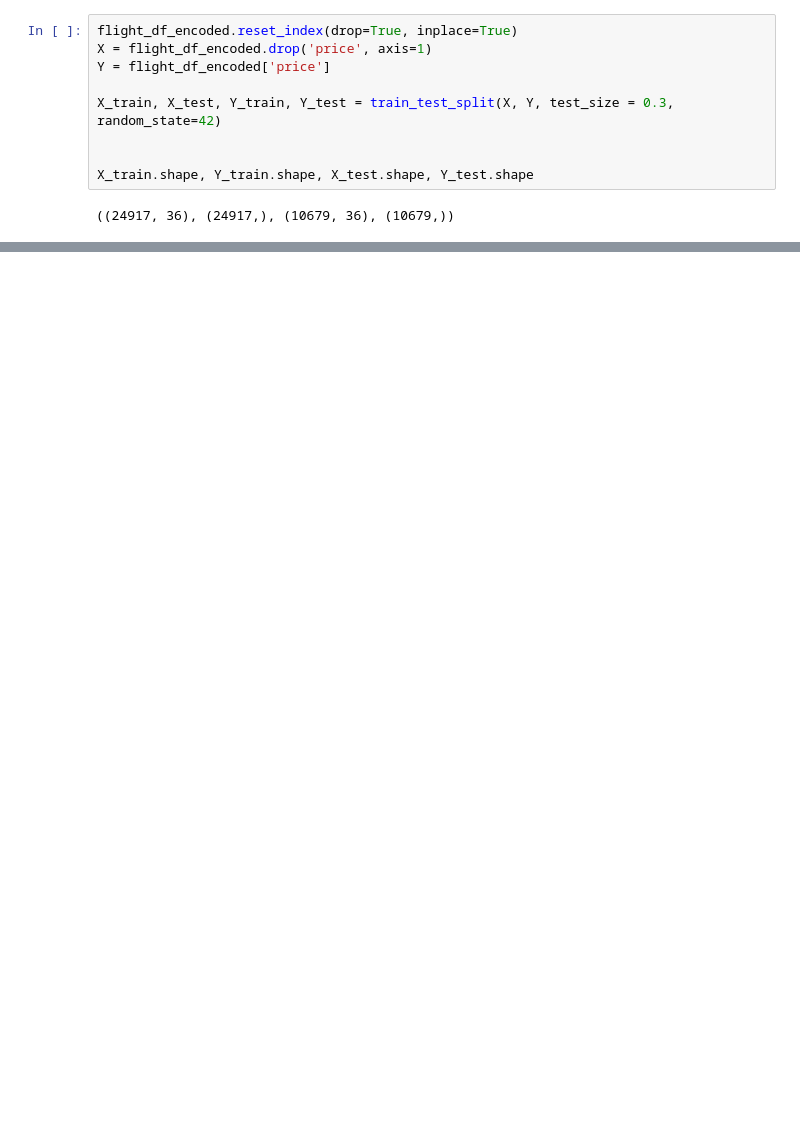
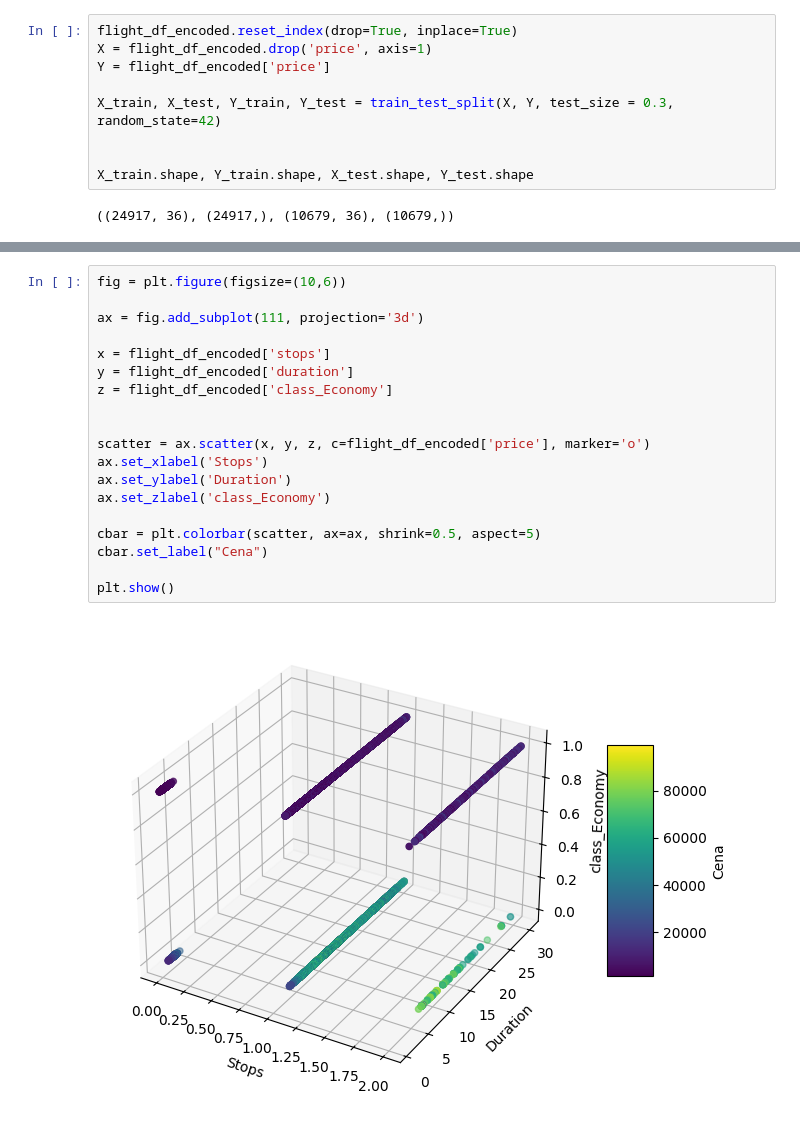
Before and after one commit to OndrejKocak/suns, a Jupyter notebook: zadanie2/zadanie2.ipynb, the cells around one changed output, grey strips where cells are left out. Saved outputs shown, nothing was run; the diff lists cells and outputs as text; blank space fills up the shorter version.

```diff
--- a/zadanie2/zadanie2.ipynb
+++ b/zadanie2/zadanie2.ipynb
@@ -176,0 +393,21 @@ RMSE test data:  58.723973270904594
+# %%
+fig = plt.figure(figsize=(10,6))
+
+ax = fig.add_subplot(111, projection='3d')
+
+x = flight_df_encoded['stops']
+y = flight_df_encoded['duration']
+z = flight_df_encoded['class_Economy']
+
+
+scatter = ax.scatter(x, y, z, c=flight_df_encoded['price'], marker='o')
+ax.set_xlabel('Stops')
+ax.set_ylabel('Duration')
+ax.set_zlabel('class_Economy')
+
+cbar = plt.colorbar(scatter, ax=ax, shrink=0.5, aspect=5)
+cbar.set_label("Cena")
+
+plt.show()
+# %% [output]
+[figure, added]
```
Also changed, not shown: parts of 19 cells of this notebook.
